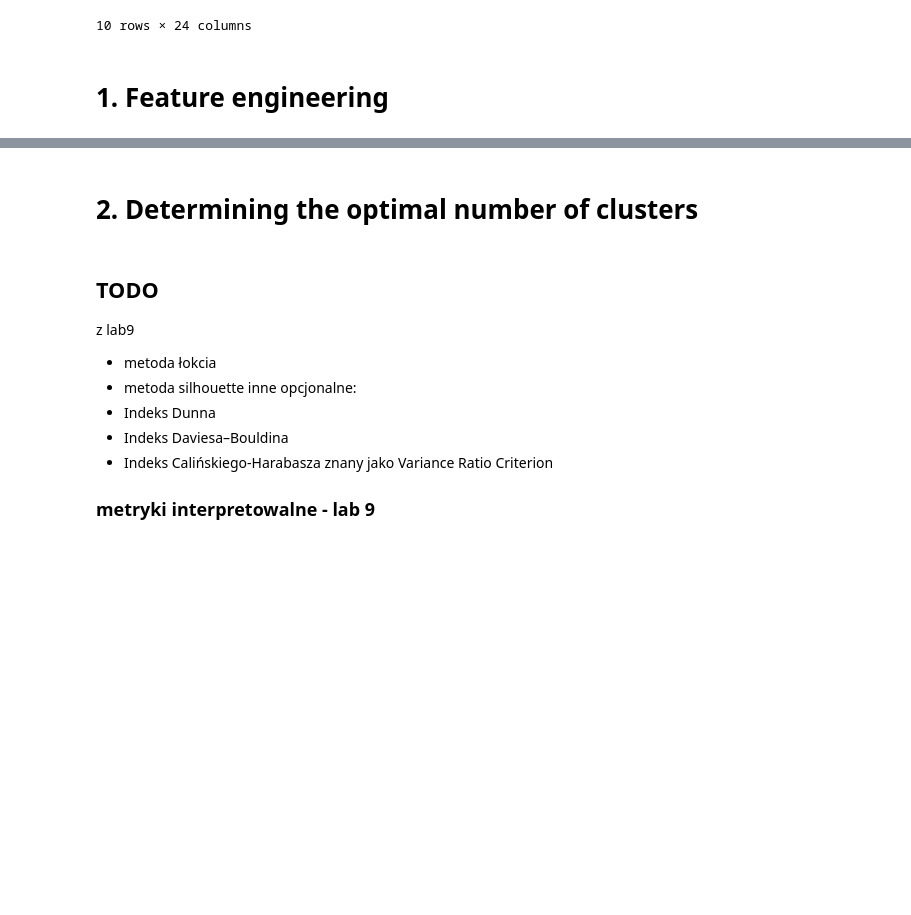
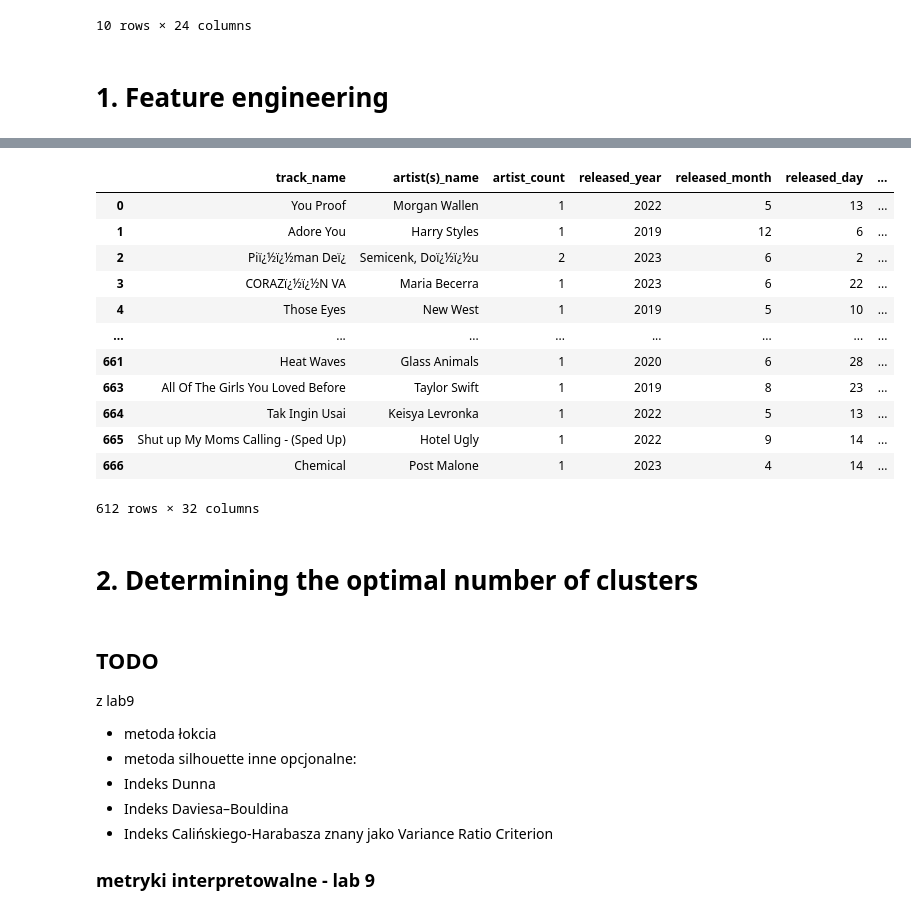
Before and after one commit to nataliachoszczyk/spotify-songs-clustering, a Jupyter notebook: FE_modelling_KM2/modelling_N.ipynb, the cells around one changed output, grey strips where cells are left out. Drawn from its saved outputs; the diff is of its cells as text; code cells hidden in the pictures; blank space fills up the shorter version.

```diff
--- a/FE_modelling_KM2/modelling_N.ipynb
+++ b/FE_modelling_KM2/modelling_N.ipynb
@@ -47,0 +163,4 @@ spotify_df.head(10)
+# %%
+ordinal_mapping = {label: idx for idx, label in enumerate(labels)}
+
+spotify_df['year_group_encoded'] = spotify_df['year_group'].map(ordinal_mapping)
@@ -47,0 +173,38 @@ spotify_df.head(10)
+# %%
+def preprocess_text(text):
+    text = text.lower()
+    text = re.sub(r'\d+', '', text)
+    text = re.sub(r'\W+', ' ', text)
+    tokens = word_tokenize(text)
+    tokens = [word for word in tokens if word not in stopwords.words('english')]
+    return tokens
+
+spotify_df['processed_track_name'] = spotify_df['track_name'].apply(preprocess_text)
+# %%
+# keywords and song topics generated by chatgpt
+topics = {
+    'love': ['love', 'romance', 'heart', 'passion', 'affection', 'relationship', 'sweetheart', 'devotion', 'together', 'kiss', 'couples', 'embrace', 'intimacy', 'wedding', 'romantic', 'admiration', 'adoration', 'infatuation', 'commitment', 'tenderness', 'butterflies', 'endearment', 'cherish', 'loyalty', 'soulmate', 'chemistry', 'courtship', 'truelove', 'warmth'],
+    'party': ['party', 'dance', 'club', 'celebration', 'night', 'fun', 'music', 'drink', 'friends', 'good time', 'festive', 'cheer', 'groove', 'get-together', 'rave', 'excitement', 'festivity', 'socialize', 'entertainment', 'vibrant', 'fest', 'revelry', 'beats', 'livelihood', 'festive', 'boogie', 'festivity', 'festival', 'soiree'],
+    'sad': ['sad', 'tears', 'cry', 'heartbreak', 'pain', 'lonely', 'hurt', 'grief', 'sorrow', 'loss', 'melancholy', 'despair', 'depression', 'mourning', 'suffering', 'anguish', 'desolation', 'regret', 'misery', 'despondency', 'heartache', 'anguish', 'downhearted', 'bereavement', 'wretched', 'woeful', 'pained', 'lament', 'dejected'],
+    'nostalgia': ['memory', 'old', 'past', 'nostalgia', 'remember', 'youth', 'reminisce', 'nostalgic', 'childhood', 'memories', 'retro', 'vintage', 'recollection', 'flashback', 'sentimental', 'heritage', 'heritage', 'retrospect', 'antique', 'reminiscence', 'recapture', 'revisit', 'reflective', 'yesteryears', 'timeless', 'nostalgic', 'nostalgic', 'reminiscing', 'revive'],
+    'adventure': ['road', 'travel', 'journey', 'explore', 'discovery', 'wanderlust', 'adventure', 'expedition', 'voyage', 'explore', 'explorer', 'quest', 'odyssey', 'wandering', 'discover', 'excursion', 'quest', 'wander', 'pioneering', 'trek', 'jaunt', 'sojourn', 'venture', 'venture', 'traverse', 'roam', 'peripatetic', 'roving', 'excursion'],
+    'inspirational': ['inspiration', 'motivation', 'uplifting', 'hope', 'encouragement', 'empowerment', 'dream', 'aspiration', 'positivity', 'strength', 'inspire', 'encourage', 'empower', 'perseverance', 'achievement', 'insightful', 'encouraging', 'empowering', 'inspirational', 'uplift', 'invigorate', 'revitalize', 'energize', 'empowering', 'motivate', 'upliftment', 'optimistic', 'enthusiastic', 'motivated'],
+    'nature': ['nature', 'earth', 'sky', 'ocean', 'forest', 'mountain', 'wildlife', 'scenery', 'landscape', 'environment', 'natural', 'outdoors', 'ecology', 'wilderness', 'flora', 'fauna', 'terrain', 'scenic', 'serene', 'biodiversity', 'countryside', 'greenery', 'botanical', 'biological', 'zenith', 'wild', 'lush', 'serenity'],
+    'reflection': ['reflection', 'contemplation', 'introspection', 'meditation', 'thought', 'ponder', 'ruminate', 'consider', 'analyze', 'evaluate', 'philosophy', 'self-awareness', 'introspective', 'pondering', 'self-reflection', 'thoughtful', 'contemplative', 'analytical', 'introspective', 'deliberate', 'self-examination', 'speculate', 'mull', 'think', 'deliberation', 'reflection', 'introspection'],
+    'dream': ['dream', 'fantasy', 'imagination', 'wish', 'vision', 'desire', 'goal', 'ideal', 'ambition', 'fantasize', 'daydream', 'whimsical', 'fanciful', 'dreamer', 'dreamland', 'visionary', 'creative', 'imaginative', 'idealistic', 'aspiration', 'dreamlike', 'dreamworld', 'dreamer', 'dreamy', 'dreamscape', 'imaginative', 'vision', 'utopia'],
+    'hope': ['hope', 'optimism', 'faith', 'belief', 'trust', 'confidence', 'promise', 'reassurance', 'expectation', 'anticipation', 'optimistic', 'faithful', 'reliable', 'hopeful', 'assurance', 'reliance', 'positive', 'faith', 'expectant', 'confidence', 'assurance', 'reassure', 'hopefulness', 'positive', 'assure', 'faith', 'optimism', 'confidence']
+}
+# %%
+def determine_topic(tokens):
+    topic_scores = {topic: 0 for topic in topics}
+    for word in tokens:
+        for topic, keywords in topics.items():
+            if word in keywords:
+                topic_scores[topic] += 1
+    max_score = max(topic_scores.values())
+    if max_score == 0:
+        return 'other'
+    else:
+        return max(topic_scores, key=topic_scores.get)
+
+spotify_df['topic'] = spotify_df['processed_track_name'].apply(determine_topic)
@@ -48,3 +236,20 @@ spotify_df.head(10)
+# %%
+spotify_df.head(10)
+spotify_df[spotify_df.topic == 'other']
+# %% [output]
+|  | track_name | artist(s)_name | artist_count | released_year | released_month | released_day | ... |
+| 0 | You Proof | Morgan Wallen | 1 | 2022 | 5 | 13 | ... |
+| 1 | Adore You | Harry Styles | 1 | 2019 | 12 | 6 | ... |
+| 2 | Piï¿½ï¿½man Deï¿ | Semicenk, Doï¿½ï¿½u | 2 | 2023 | 6 | 2 | ... |
+| 3 | CORAZï¿½ï¿½N VA | Maria Becerra | 1 | 2023 | 6 | 22 | ... |
+| 4 | Those Eyes | New West | 1 | 2019 | 5 | 10 | ... |
+| ... | ... | ... | ... | ... | ... | ... | ... |
+| 661 | Heat Waves | Glass Animals | 1 | 2020 | 6 | 28 | ... |
+| 663 | All Of The Girls You Loved Before | Taylor Swift | 1 | 2019 | 8 | 23 | ... |
+| 664 | Tak Ingin Usai | Keisya Levronka | 1 | 2022 | 5 | 13 | ... |
+| 665 | Shut up My Moms Calling - (Sped Up) | Hotel Ugly | 1 | 2022 | 9 | 14 | ... |
+| 666 | Chemical | Post Malone | 1 | 2023 | 4 | 14 | ... |
+612 rows × 32 columns
 # %% [markdown]
 # 2. Determining the optimal number of clusters
 # %% [markdown]
```
Also changed, not shown: parts of 23 cells of this notebook.
